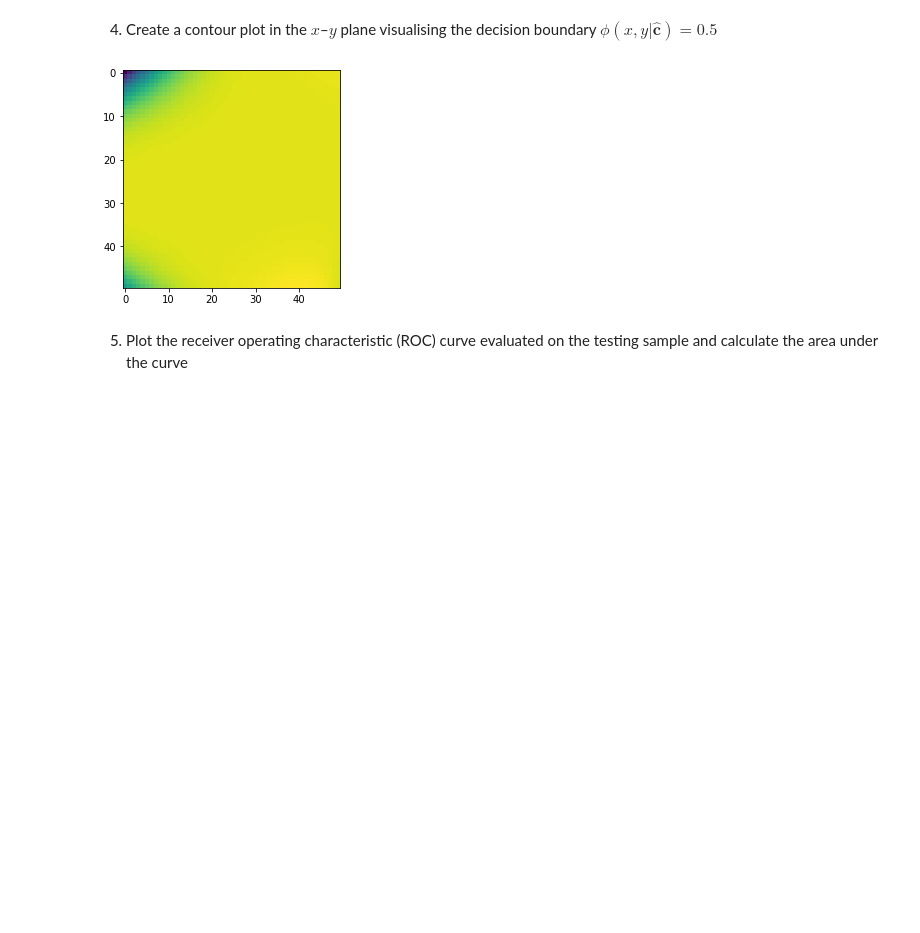
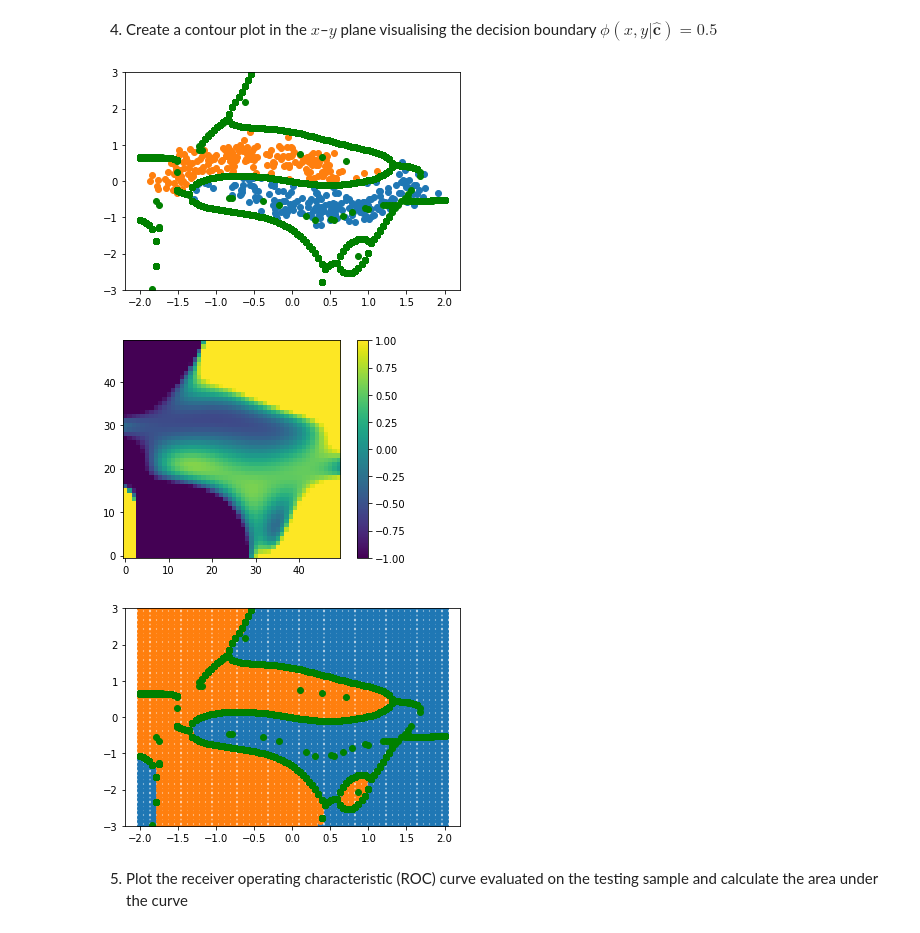
Before and after one commit to Leonhard-Moske/SMDA2, a Jupyter notebook: exercise2/Exercise02_2.ipynb, the cells around one changed output. Cells and saved outputs as stored; diff of their text form; code cells hidden in the pictures; blank space fills up the shorter version.

```diff
--- a/exercise2/Exercise02_2.ipynb
+++ b/exercise2/Exercise02_2.ipynb
@@ -189,25 +189,37 @@ plt.show()
 # %% [markdown]
 4) Create a contour plot in the $x$–$y$ plane visualising the decision boundary $\phi(x,y|\mathbf{\hat{c}}) = 0.5$
 # %%
-#plt.scatter(testing_data[testing_data["test_score"] > 0.5]["x"],testing_data[testing_data["test_score"] > 0.5]["y"])
-#plt.scatter(testing_data[testing_data["test_score"] < 0.5]["x"],testing_data[testing_data["test_score"] < 0.5]["y"])
+plt.scatter(testing_data[testing_data["test_score"] > 0.5]["x"],testing_data[testing_data["test_score"] > 0.5]["y"])
+plt.scatter(testing_data[testing_data["test_score"] < 0.5]["x"],testing_data[testing_data["test_score"] < 0.5]["y"])
+xLinspase = np.linspace(-2,2,num = 100)
+
+yLinspace = [optimize.fsolve(clssi.findCut,2,args = [x]) for x in xLinspase]
+y = [[optimize.fsolve(clssi.findCut,i,args = [x]) for x in xLinspase]for i in np.linspace(-5,5,100)]
+for arr in y:
+   plt.scatter(xLinspase, arr,color="green")
+
+plt.ylim((-3,3))
+plt.show()
+
+
 xpoints=np.linspace(-2,2,50)
 ypoints=np.linspace(-3,3,50)
 dataX,dataY=np.meshgrid(xpoints,ypoints)
 large=clssi.findCut(dataY,dataX).reshape((len(dataX),len(dataY)))
-#plt.scatter(dataX[large],dataY[large])
-#plt.scatter(dataX[np.logical_not(large)],dataY[np.logical_not(large)])
-#xLinspase = np.linspace(-2,2,num = 100)
+plt.imshow(large, origin="lower")
+plt.clim(vmin=-1, vmax=1)
+plt.colorbar()
+plt.show()
 
-# yLinspace = [optimize.fsolve(clssi.findCut,2,args = [x]) for x in xLinspase]
-#y = [[optimize.fsolve(clssi.findCut,i,args = [x]) for x in xLinspase]for i in np.linspace(-5,5,100)]
-#for arr in y:
-#    plt.scatter(xLinspase, arr,color="green")
-
-#plt.ylim((-3,3))
-plt.imshow(large)
+plt.scatter(dataX[large > 0],dataY[large > 0])
+plt.scatter(dataX[np.logical_not(large >0)],dataY[np.logical_not(large > 0)])
+for arr in y:
+   plt.scatter(xLinspase, arr,color="green")
+plt.ylim((-3,3))
 plt.show()
 # %% [output]
-[figure, old version]
+[figure, new version]
+[figure, added]
+[figure, added]
 # %% [markdown]
 5) Plot the receiver operating characteristic (ROC) curve evaluated on the testing sample and calculate the area under the curve
```
Also changed, not shown: parts of 4 cells of this notebook.
